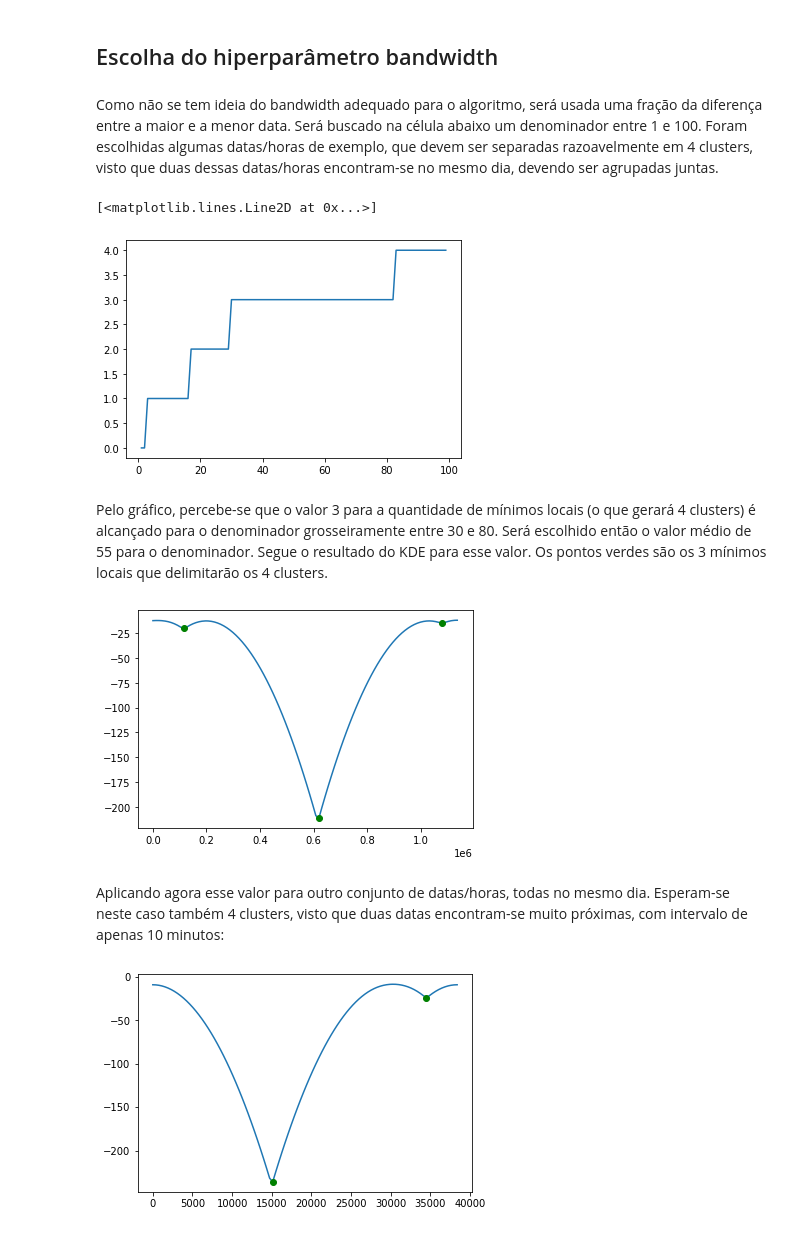
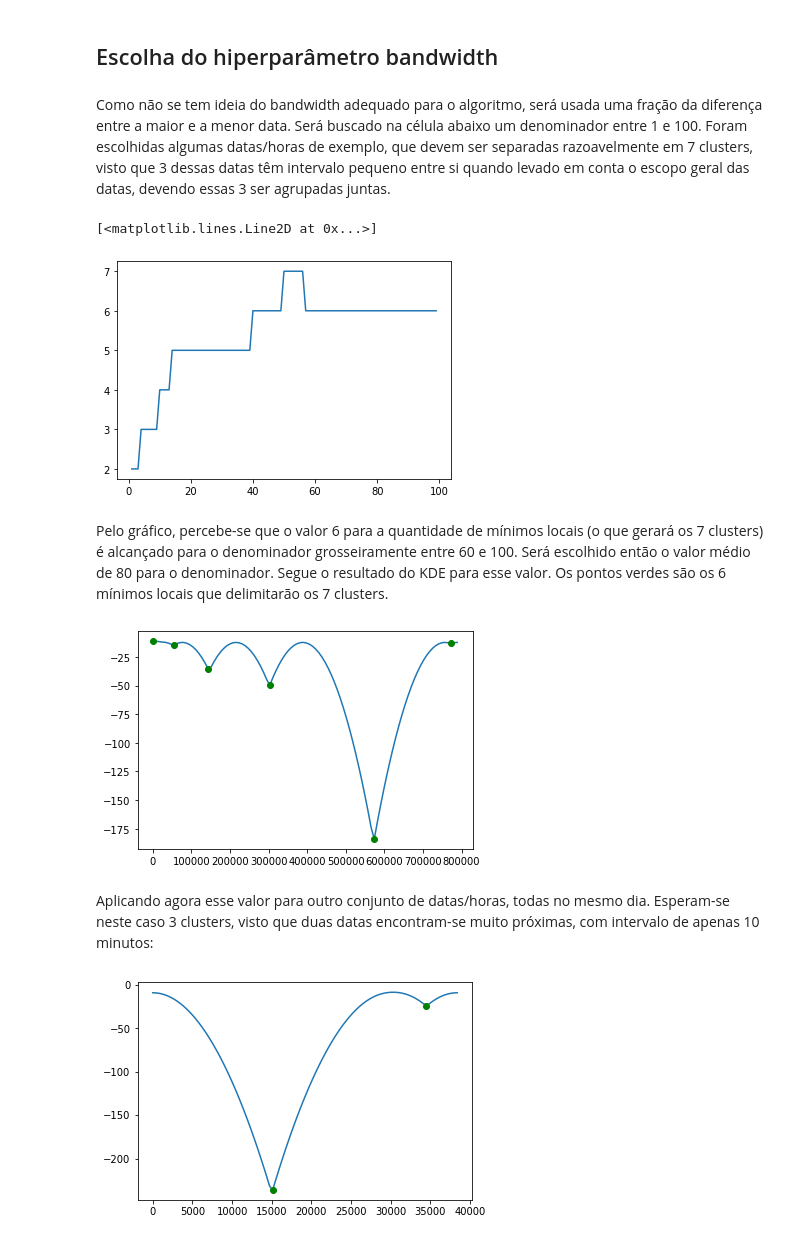
Before and after one commit to esredson/pucmg_iaam, a Jupyter notebook: src/d_clusterizar_por_tempo/analise_clusterizacao_temporal.ipynb, the cells around one changed output. Saved outputs shown, nothing was run; the diff lists cells and outputs as text; code cells hidden in the pictures.

```diff
--- a/src/d_clusterizar_por_tempo/analise_clusterizacao_temporal.ipynb
+++ b/src/d_clusterizar_por_tempo/analise_clusterizacao_temporal.ipynb
@@ -44,15 +42,18 @@ Vetorizando com Word2Vec
 # %% [markdown]
 ## Escolha do hiperparâmetro bandwidth
 # %% [markdown]
-Como não se tem ideia do bandwidth adequado para o algoritmo, será usada uma fração da diferença entre a maior e a menor data. Será buscado na célula abaixo um denominador entre 1 e 100. Foram escolhidas algumas datas/horas de exemplo, que devem ser separadas razoavelmente em 4 clusters, visto que duas dessas datas/horas encontram-se no mesmo dia, devendo ser agrupadas juntas.
+Como não se tem ideia do bandwidth adequado para o algoritmo, será usada uma fração da diferença entre a maior e a menor data. Será buscado na célula abaixo um denominador entre 1 e 100. Foram escolhidas algumas datas/horas de exemplo, que devem ser separadas razoavelmente em 7 clusters, visto que 3 dessas datas têm intervalo pequeno entre si quando levado em conta o escopo geral das datas, devendo essas 3 ser agrupadas juntas.
 # %%
 datas_as_seconds = converter_datas_para_segundos([
-    '2022-09-17 11:20:25',
-    '2022-09-17 19:50:55',
-    '2022-09-19 18:40:30',
-    '2022-09-29 10:00:20',
-    '2022-09-30 14:05:10',
-    '2022-09-30 15:10:35'])
+    "2022-05-18 19:08:15",
+    "2022-05-18 20:25:36",
+    "2022-05-18 21:50:33",
+    "2022-05-19 03:17:08",
+    "2022-05-19 16:16:13",
+    "2022-05-21 07:00:00",
+    "2022-05-23 07:00:00",
+    "2022-05-27 13:17:04",
+    "2022-05-27 22:18:00",])
 
 num_minimos_locais_por_i = {}
 for i in range(1, 100, 1):
@@ -62,16 +63,16 @@ for i in range(1, 100, 1):
 plt.plot(list(num_minimos_locais_por_i.keys()), list(num_minimos_locais_por_i.values()))
 # %% [output]
 [<matplotlib.lines.Line2D at 0x...>]
-[figure, old version]
+[figure, new version]
 # %% [markdown]
-Pelo gráfico, percebe-se que o valor 3 para a quantidade de mínimos locais (o que gerará 4 clusters) é alcançado para o denominador grosseiramente entre 30 e 80. Será escolhido então o valor médio de 55 para o denominador. Segue o resultado do KDE para esse valor. Os pontos verdes são os 3 mínimos locais que delimitarão os 4 clusters.
+Pelo gráfico, percebe-se que o valor 6 para a quantidade de mínimos locais (o que gerará os 7 clusters) é alcançado para o denominador grosseiramente entre 60 e 100. Será escolhido então o valor médio de 80 para o denominador. Segue o resultado do KDE para esse valor. Os pontos verdes são os 6 mínimos locais que delimitarão os 7 clusters.
 # %%
-resultado_kde = clusterizador.aplicar_kde(datas_as_seconds, denominador_bandwidth=55)
+resultado_kde = clusterizador.aplicar_kde(datas_as_seconds, denominador_bandwidth=80)
 gerar_grafico_kde(resultado_kde)
 # %% [output]
-[figure, old version]
+[figure, new version]
 # %% [markdown]
-Aplicando agora esse valor para outro conjunto de datas/horas, todas no mesmo dia. Esperam-se neste caso também 4 clusters, visto que duas datas encontram-se muito próximas, com intervalo de apenas 10 minutos:
+Aplicando agora esse valor para outro conjunto de datas/horas, todas no mesmo dia. Esperam-se neste caso 3 clusters, visto que duas datas encontram-se muito próximas, com intervalo de apenas 10 minutos:
 # %%
 datas_as_seconds = converter_datas_para_segundos([
     '2022-09-17 07:20:25',
```
Also changed, not shown: parts of 2 cells of this notebook, 9 other files.
